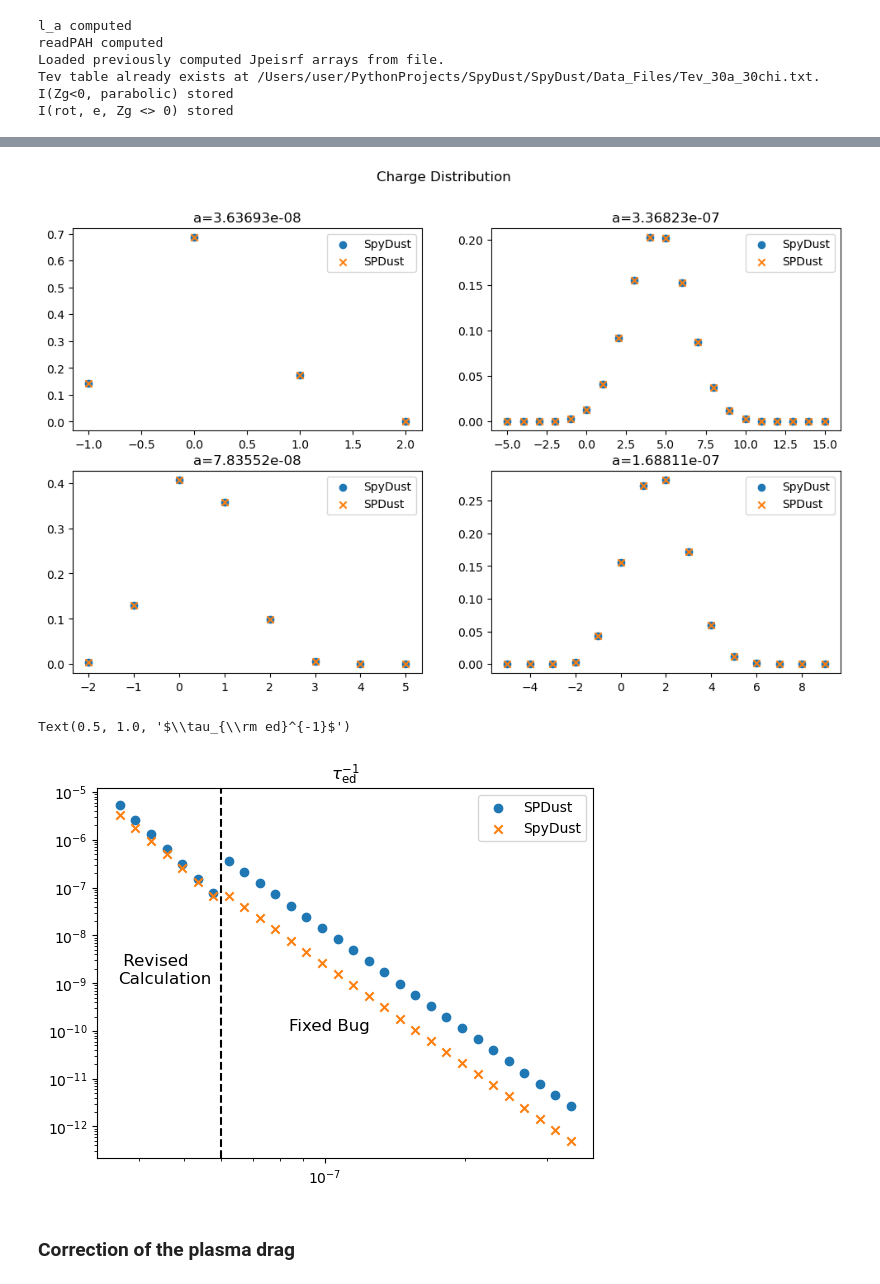
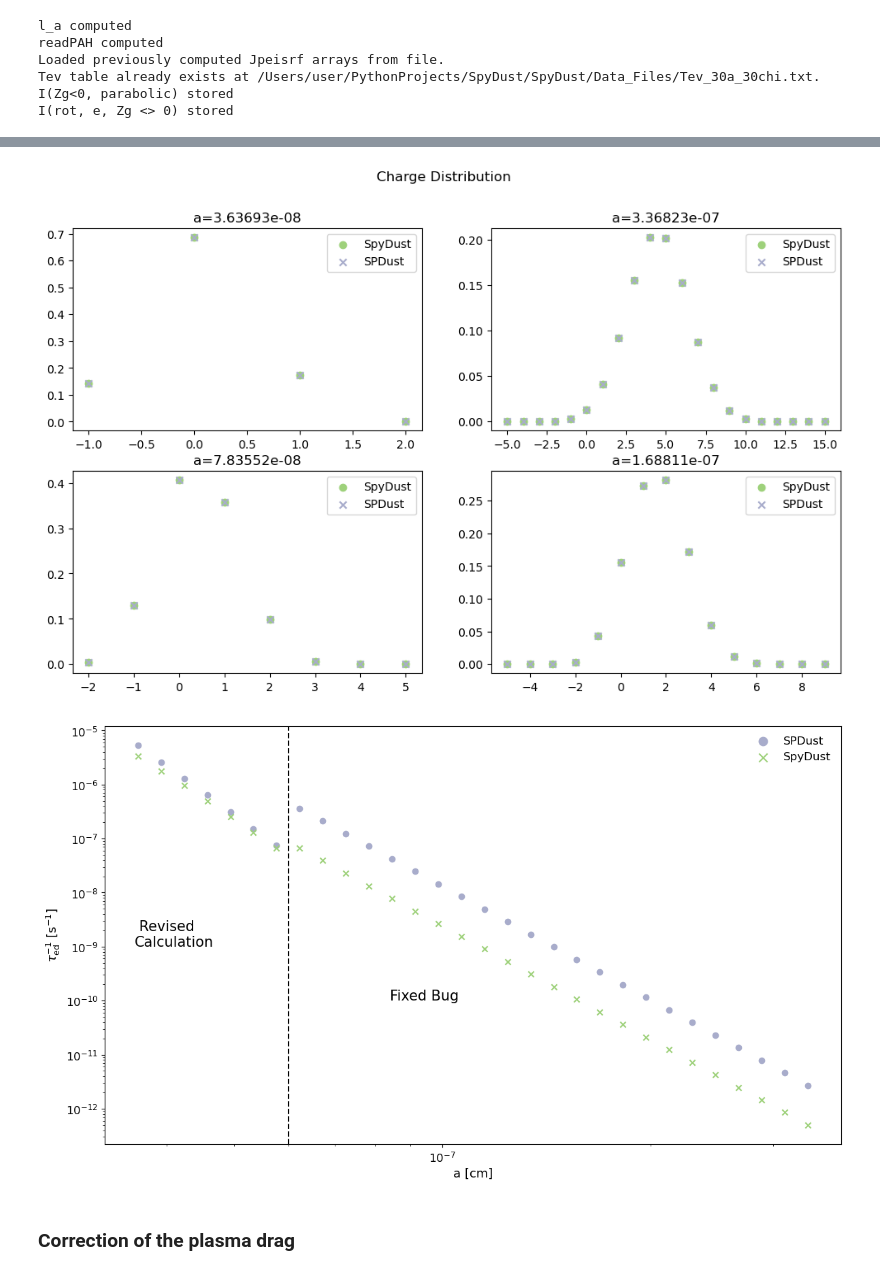
Before and after one commit to zzhang0123/SpyDust, a Jupyter notebook: notebooks/SpDust_vs_SpyDust.ipynb, the cells around one changed output, grey strips where cells are left out. Cells and saved outputs as stored; diff of their text form; code cells hidden in the pictures.

Commit message:
Generated plots for the paper draft

```diff
--- a/notebooks/SpDust_vs_SpyDust.ipynb
+++ b/notebooks/SpDust_vs_SpyDust.ipynb
@@ -57,6 +57,8 @@ def beta_a(i):
         return spyGrain.cylindrical_params(a, d)[1]
 
 beta_a_list = [beta_a(i) for i in range(len(a_tab))]
+# %%
+spy_color1, spy_color2, spdust_color1, spdust_color2=['#9ED17B', '#367DB0', '#A8ACCB', '#AC8AB3']
 # %% [markdown]
 ### Correction of the dipole radiation backreaction
 # %%
@@ -108,23 +113,23 @@ fig = plt.figure(figsize=(12, 7))
 gs = GridSpec(2, 2, figure=fig)
 
 ax1 = fig.add_subplot(gs[0, 0])
-ax1.scatter(spy_fZ[0][0, :], spy_fZ[0][1, :], label='SpyDust')
-ax1.scatter(SPD_fZ[0][0, :], SPD_fZ[0][1, :], label='SPDust', marker='x')
+ax1.scatter(spy_fZ[0][0, :], spy_fZ[0][1, :], label='SpyDust', color=spy_color1)
+ax1.scatter(SPD_fZ[0][0, :], SPD_fZ[0][1, :], label='SPDust', marker='x', color=spdust_color1)
 ax1.title.set_text('a={:2g}'.format(a_tab[0]))
 
 ax2 = fig.add_subplot(gs[0, 1])
-ax2.scatter(spy_fZ[-1][0, :], spy_fZ[-1][1, :], label='SpyDust')
-ax2.scatter(SPD_fZ[-1][0, :], SPD_fZ[-1][1, :], label='SPDust', marker='x')
+ax2.scatter(spy_fZ[-1][0, :], spy_fZ[-1][1, :], label='SpyDust', color=spy_color1)
+ax2.scatter(SPD_fZ[-1][0, :], SPD_fZ[-1][1, :], label='SPDust', marker='x', color=spdust_color1)
 ax2.title.set_text('a={:2g}'.format(a_tab[-1]))
 
 ax3 = fig.add_subplot(gs[1, 0])
-ax3.scatter(spy_fZ[10][0, :], spy_fZ[10][1, :], label='SpyDust')
-ax3.scatter(SPD_fZ[10][0, :], SPD_fZ[10][1, :], label='SPDust', marker='x')
+ax3.scatter(spy_fZ[10][0, :], spy_fZ[10][1, :], label='SpyDust', color=spy_color1)
+ax3.scatter(SPD_fZ[10][0, :], SPD_fZ[10][1, :], label='SPDust', marker='x', color=spdust_color1)
 ax3.title.set_text('a={:2g}'.format(a_tab[10]))
 
 ax4 = fig.add_subplot(gs[1, 1])
-ax4.scatter(spy_fZ[20][0, :], spy_fZ[20][1, :], label='SpyDust')
-ax4.scatter(SPD_fZ[20][0, :], SPD_fZ[20][1, :], label='SPDust', marker='x')
+ax4.scatter(spy_fZ[20][0, :], spy_fZ[20][1, :], label='SpyDust', color=spy_color1)
+ax4.scatter(SPD_fZ[20][0, :], SPD_fZ[20][1, :], label='SPDust', marker='x', color=spdust_color1)
 ax4.title.set_text('a={:2g}'.format(a_tab[20]))
 
 ax1.legend()
@@ -136,24 +141,29 @@ ax4.legend()
 fig.suptitle('Charge Distribution')
 plt.show()
 # %% [output]
-[figure, old version]
+[figure, new version]
 # %%
 SPD_tau_ed_inv = np.array(SPD_tau_ed_inv)
 spy_tau_ed_inv = np.array(spy_tau_ed_inv)
-plt.scatter(a_tab, SPD_tau_ed_inv, label='SPDust')
-plt.scatter(a_tab, spy_tau_ed_inv, label='SpyDust', lw=1.5, marker='x')
+fig = plt.figure(figsize=(12, 7))
+plt.scatter(a_tab, SPD_tau_ed_inv, label='SPDust', color=spdust_color1)
+plt.scatter(a_tab, spy_tau_ed_inv, label='SpyDust', lw=1.5, marker='x', color=spy_color1)
 plt.xscale('log')
 plt.yscale('log')
 # plot vertical line at a2
 plt.axvline(a2, color='k', ls='--')
 # add text to the left of the line
-plt.text(a2*0.6, 1e-9, ' Revised\nCalculation', fontsize=12)
-plt.text(a2*1.4, 1e-10, 'Fixed Bug', fontsize=12)
-plt.legend()
-plt.title(r'$\tau_{\rm ed}^{-1}$')
+plt.text(a2*0.6, 1e-9, ' Revised\nCalculation', fontsize=15)
+plt.text(a2*1.4, 1e-10, 'Fixed Bug', fontsize=15)
+plt.legend(fontsize=12, loc='upper right', markerscale=1.5, frameon=False)
+plt.xlabel('a [cm]', fontsize=13)
+plt.xticks(fontsize=12)
+plt.yticks(fontsize=12)
+plt.ylabel(r'$\tau_{\rm ed}^{-1}$ [s$^{-1}$]', fontsize=13)
+plt.tight_layout()
+plt.savefig('figures/tau_ed_inv_comparison.pdf')
 # %% [output]
-Text(0.5, 1.0, '$\\tau_{\\rm ed}^{-1}$')
-[figure, old version]
+[figure, new version]
 # %%
 dip_per_at = WIM_params['dipole'] / np.sqrt(spyGrain.N_C(1e-7) + spyGrain.N_H(1e-7)) * debye
 
```
Also changed, not shown: parts of 18 cells of this notebook, 16 other files.
